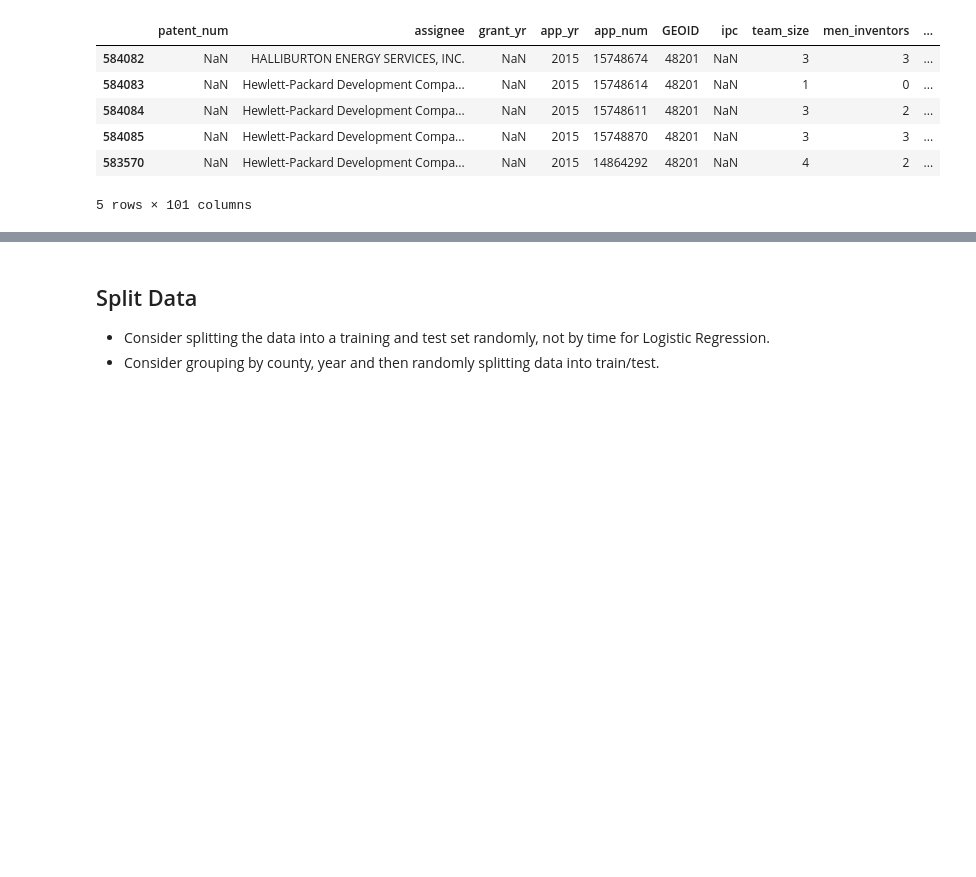
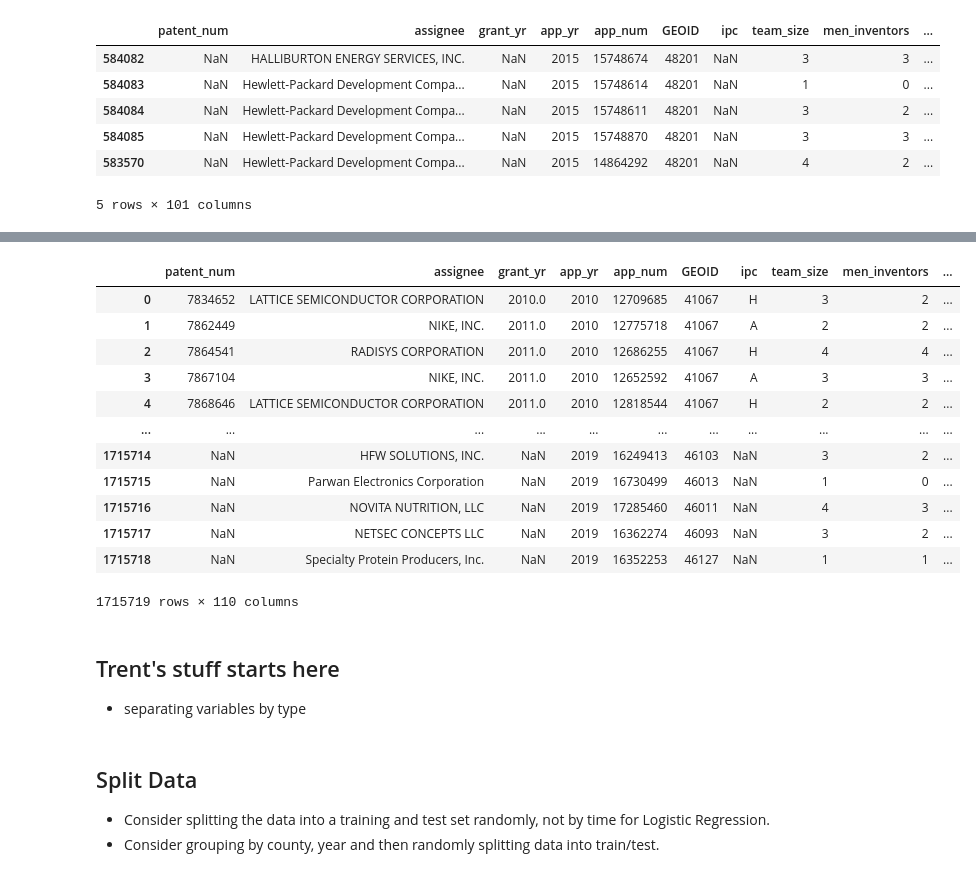
Before and after one commit to mhk9c/patents22, a Jupyter notebook: 8_clean_merged.ipynb, the cells around one changed output, grey strips where cells are left out. Saved outputs shown, nothing was run; the diff lists cells and outputs as text; code cells hidden in the pictures; blank space fills up the shorter version.

```diff
--- a/8_clean_merged.ipynb
+++ b/8_clean_merged.ipynb
@@ -350,0 +440,17 @@ numeric = [
+# %%
+patents_ipc_cols = pd.concat([ipcs,no_ipcs]).reset_index(drop = True)
+patents_ipc_cols
+# %% [output]
+|  | patent_num | assignee | grant_yr | app_yr | app_num | GEOID | ipc | team_size | men_inventors | ... |
+| 0 | 7834652 | LATTICE SEMICONDUCTOR CORPORATION | 2010.0 | 2010 | 12709685 | 41067 | H | 3 | 2 | ... |
+| 1 | 7862449 | NIKE, INC. | 2011.0 | 2010 | 12775718 | 41067 | A | 2 | 2 | ... |
+| 2 | 7864541 | RADISYS CORPORATION | 2011.0 | 2010 | 12686255 | 41067 | H | 4 | 4 | ... |
+| 3 | 7867104 | NIKE, INC. | 2011.0 | 2010 | 12652592 | 41067 | A | 3 | 3 | ... |
+| 4 | 7868646 | LATTICE SEMICONDUCTOR CORPORATION | 2011.0 | 2010 | 12818544 | 41067 | H | 2 | 2 | ... |
+| ... | ... | ... | ... | ... | ... | ... | ... | ... | ... | ... |
+| 1715714 | NaN | HFW SOLUTIONS, INC. | NaN | 2019 | 16249413 | 46103 | NaN | 3 | 2 | ... |
+| 1715715 | NaN | Parwan Electronics Corporation | NaN | 2019 | 16730499 | 46013 | NaN | 1 | 0 | ... |
+| 1715716 | NaN | NOVITA NUTRITION, LLC | NaN | 2019 | 17285460 | 46011 | NaN | 4 | 3 | ... |
+| 1715717 | NaN | NETSEC CONCEPTS LLC | NaN | 2019 | 16362274 | 46093 | NaN | 3 | 2 | ... |
+| 1715718 | NaN | Specialty Protein Producers, Inc. | NaN | 2019 | 16352253 | 46127 | NaN | 1 | 1 | ... |
+1715719 rows × 110 columns
@@ -350,0 +459,4 @@ numeric = [
+# %% [markdown]
+## Trent's stuff starts here
+
+- separating variables by type
```
Also changed, not shown: parts of 41 cells of this notebook, 1 other file.
